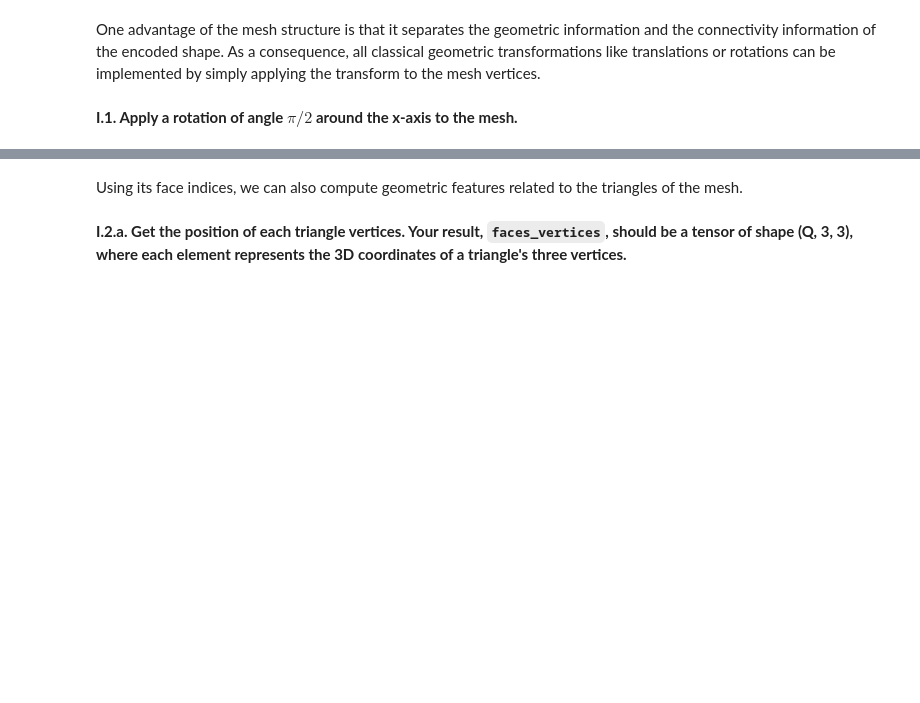
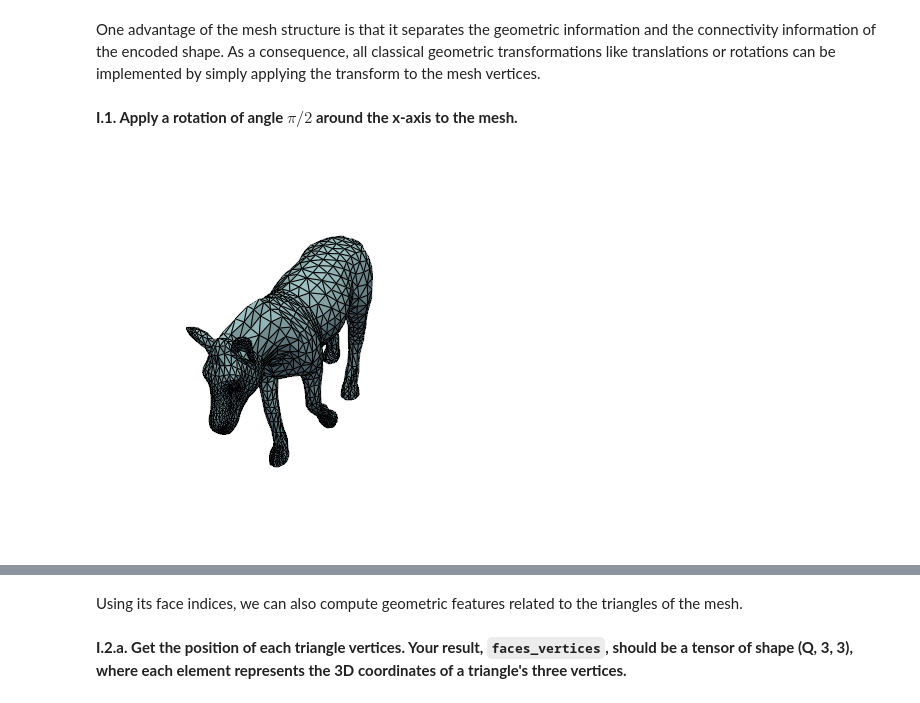
Before and after one commit to ugwnate-hash/mva-2627, a Jupyter notebook: MVA12876-Geometric-Data-Analysis/TP1/GDA_TP_1_From_Meshes_to_Pointclouds_Matching_Methods_for_Geometric_Objects.ipynb, the cells around one changed output, grey strips where cells are left out. Cells and saved outputs as stored; diff of their text form; code cells hidden in the pictures; blank space fills up the shorter version.

```diff
--- a/MVA12876-Geometric-Data-Analysis/TP1/GDA_TP_1_From_Meshes_to_Pointclouds_Matching_Methods_for_Geometric_Objects.ipynb
+++ b/MVA12876-Geometric-Data-Analysis/TP1/GDA_TP_1_From_Meshes_to_Pointclouds_Matching_Methods_for_Geometric_Objects.ipynb
@@ -823,2 +821,18 @@ plot_mesh(vertices, faces)
+# %%
+theta = math.pi/2
+rotation_matrix = torch.tensor([[1, 0, 0],
+                                [0, math.cos(theta), math.sin(theta)],
+                                [0, -math.sin(theta), math.cos(theta)]])
+
+n, m = vertices_init.shape
+rotation_matrix = rotation_matrix.expand(n,-1,-1)
+vertices = torch.bmm(rotation_matrix, vertices_init.unsqueeze(2))
+vertices = vertices.squeeze(-1)
+faces = faces_init
+
+"""The horse shape should now be straight."""
+plot_mesh(vertices, faces)
+# %% [output]
+[figure, added]
 # %%
 plot_vertices(vertices)
```
Also changed, not shown: parts of 4 cells of this notebook, 29 other files.
